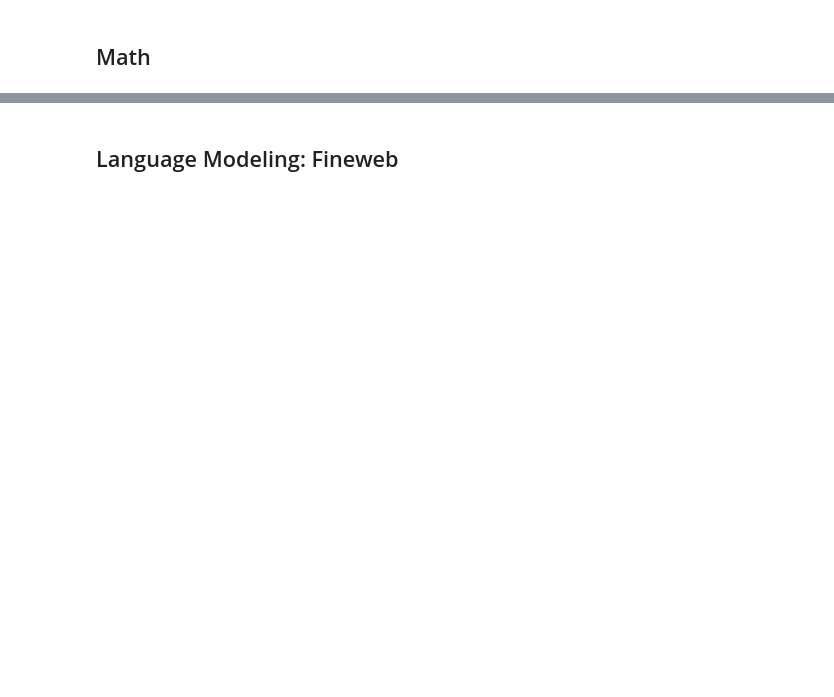
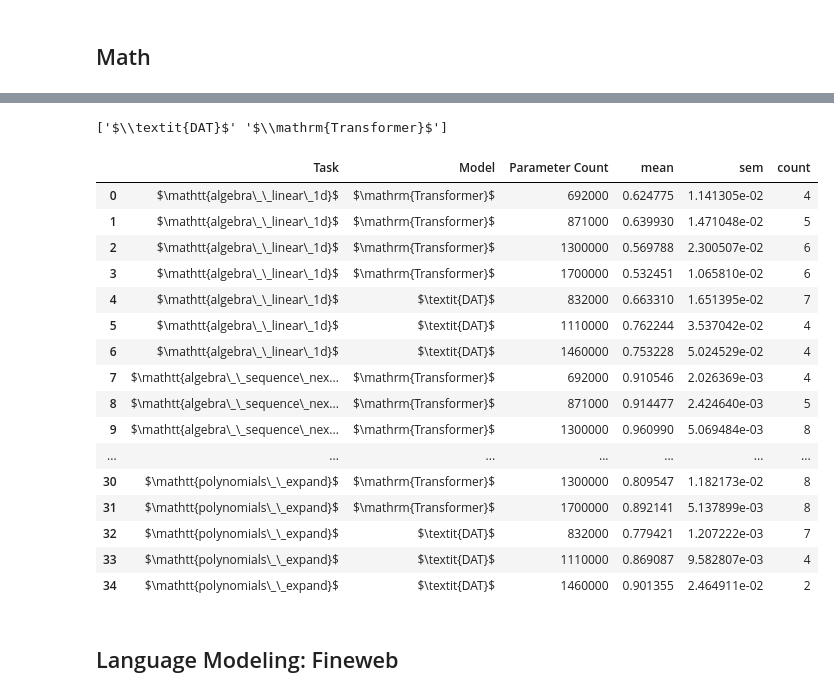
Before and after one commit to Awni00/abstract_transformer, a Jupyter notebook: figure_generation/figure_generation_plotly.ipynb, the cells around one changed output, grey strips where cells are left out. Drawn from its saved outputs; the diff is of its cells as text; code cells hidden in the pictures; blank space fills up the shorter version.

```diff
--- a/figure_generation/figure_generation_plotly.ipynb
+++ b/figure_generation/figure_generation_plotly.ipynb
@@ -45,4 +88,4 @@ def parse_rel_symmetry(group_name):
     else:
         return None
 
-figure_data['Symmetric RA'] = figure_data['group'].apply(parse_rel_symmetry)
+figure_data.loc[:, 'Symmetric RA'] = figure_data['group'].apply(parse_rel_symmetry)
@@ -237,4 +340,9 @@ KeyError: "None of [Index(['Epoch', 'Training Accuracy'], dtype='object')] are i
 # %%
+# save to html
+fig_html = plotly.offline.plot(fig, include_plotlyjs=False, output_type='div')
+with open(f'{save_dir}/relgames_learning_curves.html', 'w') as f:
+    f.write(fig_html)
+
 fig_json = fig.to_json()
 # save fig_json to file
 with open(f'{save_dir}/relgames_learning_curves.json', 'w') as f:
@@ -267,0 +359,2 @@ models = {
+# %%
+figure_data['task'] = figure_data.task.map(lambda x: {'algebra__linear_1': 'algebra__linear_1d'}.get(x, x))
@@ -268,12 +397,12 @@ models = {
 # %%
 figure_data.rename(columns={
-    'epoch': 'Epoch', 'interpolate_teacher_forcing_acc': 'Accuracy (Interpolation)', 'extrapolate_teacher_forcing_acc': 'Accuracy (Extrapolation)',
+    'epoch': 'Epoch', 'interpolate_teacher_forcing_acc': 'Accuracy',
     'train_teacher_forcing_acc': 'Accuracy (Training)', 'task': 'Task', 'group': 'Model'}, inplace=True)
 
 def format_task(task):
-    string = task.replace('__', r'\_\_')
-    string = r"$\texttt{" + string + r"}$"
+    string = task.replace('_', r'\_')
+    string = r"$\mathtt{" + string + r"}$"
     return string
-# figure_data['Task'] = pd.Categorical(figure_data['Task'].map(format_task))
+figure_data['Task'] = pd.Categorical(figure_data['Task'].map(format_task))
 figure_data = figure_data[figure_data['Model'].isin(models.keys())]
 figure_data['Model'] = pd.Categorical(figure_data['Model'].map(models), models.values(), ordered=True)
@@ -366,0 +480,45 @@ fig.show()
+# %%
+# figure_data['# Layers'] = figure_data['n_layers_dec']
+depth_comparison_table = figure_data[figure_data.Epoch == figure_data.Epoch.max()][['Task', 'Model', 'Accuracy']].dropna()
+# depth_comparison_table['Model'] = pd.Categorical(depth_comparison_table['Model'], model_selection, ordered=True)
+
+# keepe only DAT models with E=4/4, D=4/4 not E=4/4, D=8/0
+# model_remove = [f'{our_model_name} [783K]', f'{our_model_name} [1.43M]', f'{our_model_name} [1.09M]']
+# depth_comparison_table = depth_comparison_table[~depth_comparison_table['Model'].isin(model_remove)]
+
+depth_comparison_table['Parameter Count'] = depth_comparison_table.Model.apply(lambda x: x.split('[')[1][:-1].strip())
+def parse_param_count(param_ct_str):
+    number = float(param_ct_str[:-1])
+    unit = param_ct_str[-1]
+    unit_map = dict(K=1e3, M=1e6)
+    return int(number * unit_map[unit])
+depth_comparison_table['Parameter Count'] = depth_comparison_table['Parameter Count'].apply(parse_param_count).astype(int)
+
+model_remove = [f'{our_model_name} [783K]', f'{our_model_name} [1.43M]', f'{our_model_name} [1.09M]']
+depth_comparison_table = depth_comparison_table[~depth_comparison_table['Model'].isin(model_remove)]
+
+depth_comparison_table['Model'] = depth_comparison_table['Model'].apply(lambda x: x.split('[')[0].strip())
+print(depth_comparison_table.Model.unique())
+agg_depth_comparison_table = depth_comparison_table.groupby(['Task', 'Model', 'Parameter Count'])['Accuracy'].aggregate(
+    ['mean', 'sem', 'count']).dropna().reset_index()
+agg_depth_comparison_table.sort_values(by=['Task', 'Model', 'Parameter Count'], inplace=True)
+agg_depth_comparison_table
+# %% [output]
+['$\\textit{DAT}$' '$\\mathrm{Transformer}$']
+|  | Task | Model | Parameter Count | mean | sem | count |
+| 0 | $\mathtt{algebra\_\_linear\_1d}$ | $\mathrm{Transformer}$ | 692000 | 0.624775 | 1.141305e-02 | 4 |
+| 1 | $\mathtt{algebra\_\_linear\_1d}$ | $\mathrm{Transformer}$ | 871000 | 0.639930 | 1.471048e-02 | 5 |
+| 2 | $\mathtt{algebra\_\_linear\_1d}$ | $\mathrm{Transformer}$ | 1300000 | 0.569788 | 2.300507e-02 | 6 |
+| 3 | $\mathtt{algebra\_\_linear\_1d}$ | $\mathrm{Transformer}$ | 1700000 | 0.532451 | 1.065810e-02 | 6 |
+| 4 | $\mathtt{algebra\_\_linear\_1d}$ | $\textit{DAT}$ | 832000 | 0.663310 | 1.651395e-02 | 7 |
+| 5 | $\mathtt{algebra\_\_linear\_1d}$ | $\textit{DAT}$ | 1110000 | 0.762244 | 3.537042e-02 | 4 |
+| 6 | $\mathtt{algebra\_\_linear\_1d}$ | $\textit{DAT}$ | 1460000 | 0.753228 | 5.024529e-02 | 4 |
+| 7 | $\mathtt{algebra\_\_sequence\_nex... | $\mathrm{Transformer}$ | 692000 | 0.910546 | 2.026369e-03 | 4 |
+| 8 | $\mathtt{algebra\_\_sequence\_nex... | $\mathrm{Transformer}$ | 871000 | 0.914477 | 2.424640e-03 | 5 |
+| 9 | $\mathtt{algebra\_\_sequence\_nex... | $\mathrm{Transformer}$ | 1300000 | 0.960990 | 5.069484e-03 | 8 |
+| ... | ... | ... | ... | ... | ... | ... |
+| 30 | $\mathtt{polynomials\_\_expand}$ | $\mathrm{Transformer}$ | 1300000 | 0.809547 | 1.182173e-02 | 8 |
+| 31 | $\mathtt{polynomials\_\_expand}$ | $\mathrm{Transformer}$ | 1700000 | 0.892141 | 5.137899e-03 | 8 |
+| 32 | $\mathtt{polynomials\_\_expand}$ | $\textit{DAT}$ | 832000 | 0.779421 | 1.207222e-03 | 7 |
+| 33 | $\mathtt{polynomials\_\_expand}$ | $\textit{DAT}$ | 1110000 | 0.869087 | 9.582807e-03 | 4 |
+| 34 | $\mathtt{polynomials\_\_expand}$ | $\textit{DAT}$ | 1460000 | 0.901355 | 2.464911e-02 | 2 |
```
Also changed, not shown: parts of 38 cells of this notebook.
